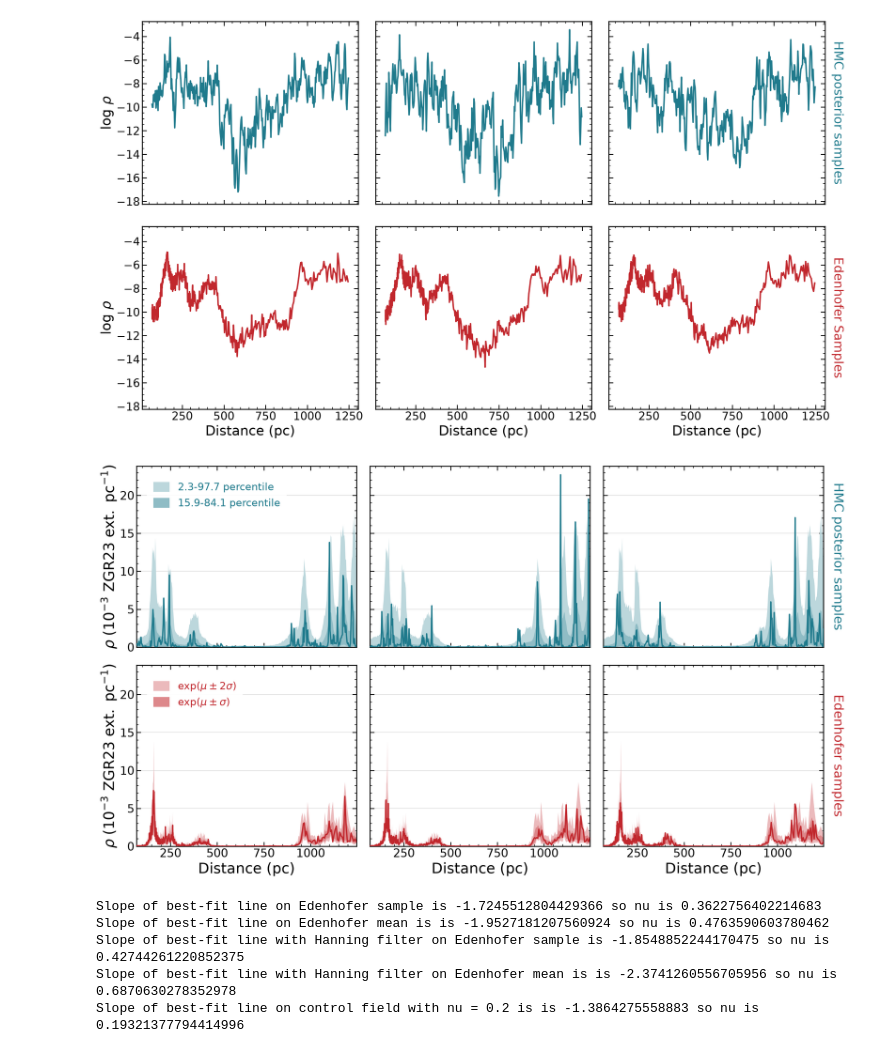
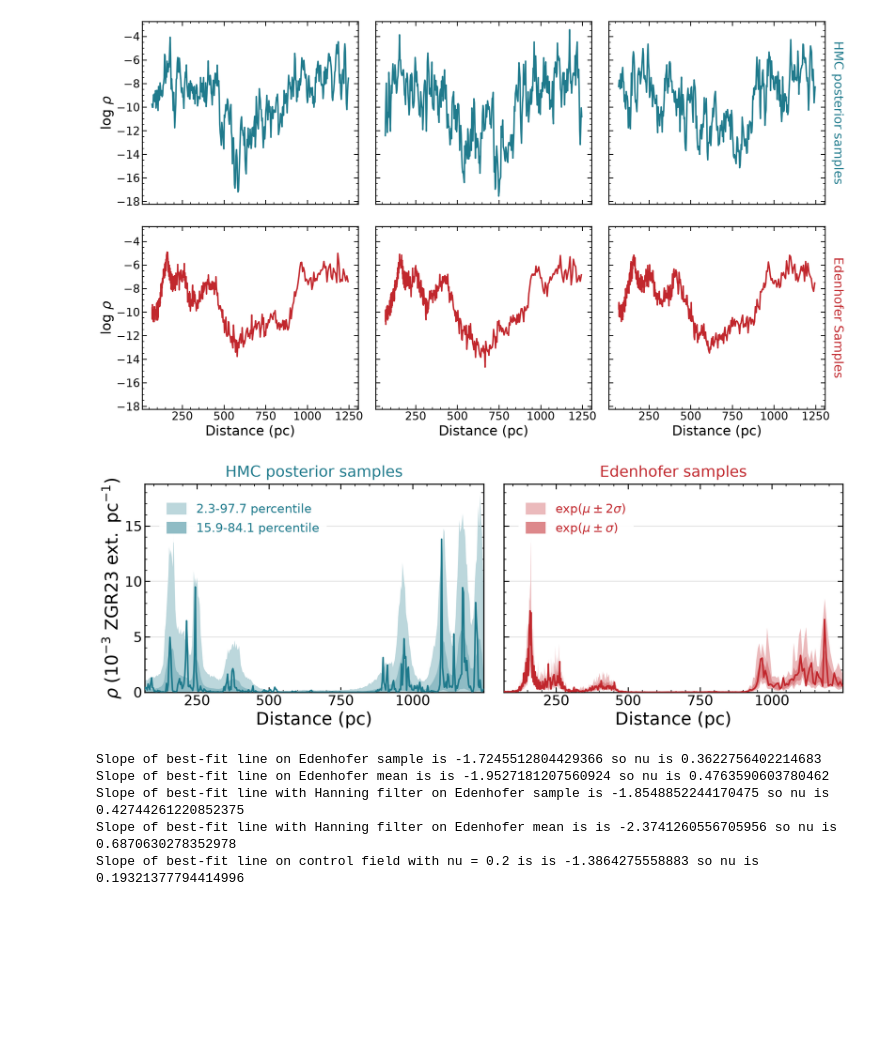
Before and after one commit to dtfrake/hmc-dust, a Jupyter notebook: Toy Data/Edenhofer_Samples_Spectra.ipynb, the cells around one changed output. Saved outputs shown, nothing was run; the diff lists cells and outputs as text; code cells hidden in the pictures; blank space fills up the shorter version.

```diff
--- a/Toy Data/Edenhofer_Samples_Spectra.ipynb
+++ b/Toy Data/Edenhofer_Samples_Spectra.ipynb
@@ -652,7 +652,7 @@ log_samples_std = jnp.std(log_samples, axis = 0)
 log_samples_2_sigma_low_end, log_samples_1_sigma_low_end, log_samples_1_sigma_high_end, log_samples_2_sigma_high_end = log_samples_mean - 2*log_samples_std, log_samples_mean - log_samples_std, log_samples_mean + log_samples_std, log_samples_mean + 2*log_samples_std
 # ---------- poster styling ----------
 mpl.rcParams.update({
-    "figure.figsize": (18, 10), "savefig.dpi": 300, "savefig.bbox": "tight",
+    "figure.figsize": (15, 5.6), "savefig.dpi": 300, "savefig.bbox": "tight",
     "font.size": 18, "axes.labelsize": 24, "axes.titlesize": 22,
     "xtick.labelsize": 19, "ytick.labelsize": 19,
     "axes.linewidth": 1.6, "lines.linewidth": 2.4,
@@ -688,69 +688,71 @@ ed_hi2 = np.exp(np.asarray(log_samples_2_sigma_high_end))
 ed_lo1 = np.exp(np.asarray(log_samples_1_sigma_low_end))
 ed_hi1 = np.exp(np.asarray(log_samples_1_sigma_high_end))
 
 # Labels built from the percentiles actually used, so they can never drift.
 p_lo2, p_lo1, p_hi1, p_hi2 = important_percentiles
 LBL_HMC_2 = f"{p_lo2:.1f}-{p_hi2:.1f} percentile"
 LBL_HMC_1 = f"{p_lo1:.1f}-{p_hi1:.1f} percentile"
 LBL_ED_2  = r"$\exp(\mu \pm 2\sigma)$"
 LBL_ED_1  = r"$\exp(\mu \pm \sigma)$"
 
-fig, axes = plt.subplots(2, 3, sharex=True, sharey=True)
+# which single draw to show in each panel
+HMC_DRAW = 30
+ED_DRAW  = 0
 
-for i in range(3):
-    # ---- top row: HMC ----
-    ax = axes[0][i]
-    ax.fill_between(hmc_x, sig_lo2, sig_hi2, color=C_2SIG_HMC, lw=0, zorder=1,
-                    label=LBL_HMC_2 if i == 0 else None)
-    ax.fill_between(hmc_x, sig_lo1, sig_hi1, color=C_1SIG_HMC, lw=0, zorder=2,
-                    label=LBL_HMC_1 if i == 0 else None)
-    ax.plot(hmc_x, np.exp(np.asarray(overall_extinction_arr_trimmed[30 + 40*i, :])),
-            color=C_HMC, lw=2.2, zorder=3, solid_joinstyle="round")
+fig, axes = plt.subplots(1, 2, sharex=True, sharey=True)
 
-    # ---- bottom row: Edenhofer ----
-    ax = axes[1][i]
-    ax.fill_between(ed_x, ed_lo2, ed_hi2, color=C_2SIG, lw=0, zorder=1,
-                    label=LBL_ED_2 if i == 0 else None)
-    ax.fill_between(ed_x, ed_lo1, ed_hi1, color=C_1SIG, lw=0, zorder=2,
-                    label=LBL_ED_1 if i == 0 else None)
-    ax.plot(ed_x, np.exp(np.asarray(log_samples[i, :])),
-            color=C_TRUE, lw=2.2, zorder=3, solid_joinstyle="round")
-    ax.set_xlabel("Distance (pc)")
+# ---- left panel: HMC ----
+ax = axes[0]
+ax.fill_between(hmc_x, sig_lo2, sig_hi2, color=C_2SIG_HMC, lw=0, zorder=1,
+                label=LBL_HMC_2)
+ax.fill_between(hmc_x, sig_lo1, sig_hi1, color=C_1SIG_HMC, lw=0, zorder=2,
+                label=LBL_HMC_1)
+ax.plot(hmc_x, np.exp(np.asarray(overall_extinction_arr_trimmed[HMC_DRAW, :])),
+        color=C_HMC, lw=2.2, zorder=3, solid_joinstyle="round")
+ax.set_xlabel("Distance (pc)")
 
-# identical legend placement in both rows
-for row, col in ((0, C_HMC), (1, C_TRUE)):
-    leg = axes[row][0].legend(loc="upper left", bbox_to_anchor=(0.025, 0.975),
-                              frameon=True, framealpha=0.92, edgecolor="none",
-                              borderpad=0.6, labelspacing=0.5, handlelength=1.6,
-                              handleheight=1.1)
+# ---- right panel: Edenhofer ----
+ax = axes[1]
+ax.fill_between(ed_x, ed_lo2, ed_hi2, color=C_2SIG, lw=0, zorder=1,
+                label=LBL_ED_2)
+ax.fill_between(ed_x, ed_lo1, ed_hi1, color=C_1SIG, lw=0, zorder=2,
+                label=LBL_ED_1)
+ax.plot(ed_x, np.exp(np.asarray(log_samples[ED_DRAW, :])),
+        color=C_TRUE, lw=2.2, zorder=3, solid_joinstyle="round")
+ax.set_xlabel("Distance (pc)")
+
+# identical legend placement in both panels
+for col_i, col in ((0, C_HMC), (1, C_TRUE)):
+    leg = axes[col_i].legend(loc="upper left", bbox_to_anchor=(0.025, 0.975),
+                             frameon=True, framealpha=0.92, edgecolor="none",
+                             borderpad=0.6, labelspacing=0.5, handlelength=1.6,
+                             handleheight=1.1)
     for t in leg.get_texts():
         t.set_color(col)
     leg.set_zorder(6)
 
 # y in units of 1e-3 so the ticks lose their leading zeros
 for ax in axes.ravel():
     ax.yaxis.set_major_formatter(FuncFormatter(lambda v, _: f"{v*1e3:g}"))
     ax.grid(axis="y", color="0.85", lw=0.9, zorder=0)
-axes[0][0].xaxis.set_major_locator(MultipleLocator(250))
-axes[0][0].set_xlim(min(hmc_x.min(), ed_x.min()), max(hmc_x.max(), ed_x.max()))
-axes[0][0].set_ylim(0, None)
+axes[0].xaxis.set_major_locator(MultipleLocator(250))
+axes[0].set_xlim(min(hmc_x.min(), ed_x.min()), max(hmc_x.max(), ed_x.max()))
+axes[0].set_ylim(0, None)
 
 lbl = r"$\rho\;(10^{-3}\ \mathrm{ZGR23\ ext.\ pc^{-1}})$"
-axes[0][0].set_ylabel(lbl)
-axes[1][0].set_ylabel(lbl)
+axes[0].set_ylabel(lbl)
 
-for row, text in zip((0, 1), ("HMC posterior samples", "Edenhofer samples")):
-    axes[row][2].annotate(text, xy=(1.035, 0.5), xycoords="axes fraction",
-                          rotation=270, va="center", ha="left", fontsize=21,
-                          color=C_HMC if row == 0 else C_TRUE)
+for col_i, text in zip((0, 1), ("HMC posterior sample", "Edenhofer sample")):
+    axes[col_i].set_title(text, fontsize=21,
+                          color=C_HMC if col_i == 0 else C_TRUE, pad=10)
 
 fig.tight_layout()
-fig.subplots_adjust(hspace=0.10, wspace=0.06, right=0.94)
+fig.subplots_adjust(wspace=0.06)
 fig.savefig("sample_draws_grid.pdf")
 fig.savefig("sample_draws_grid.png")
 plt.show()
 # %% [output]
-[figure, old version]
+[figure, new version]
 # %%
 fig, axes = plt.subplots(2, 3, figsize = (18, 10))
 axes[0][0].plot(radii, mean_dust_data_along_galactic_center, color = "orange")
```
Also changed, not shown: 20 other files.
